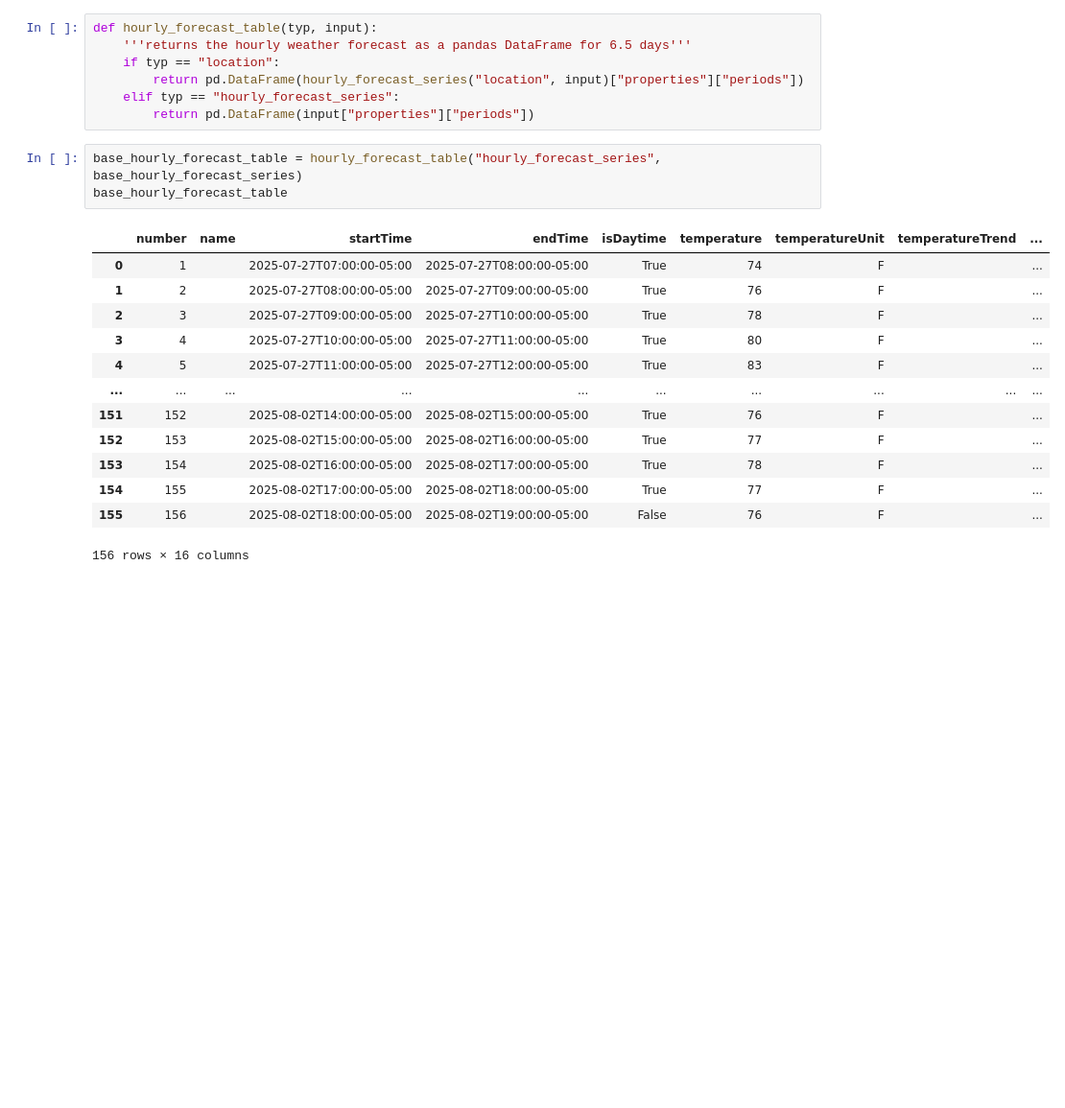
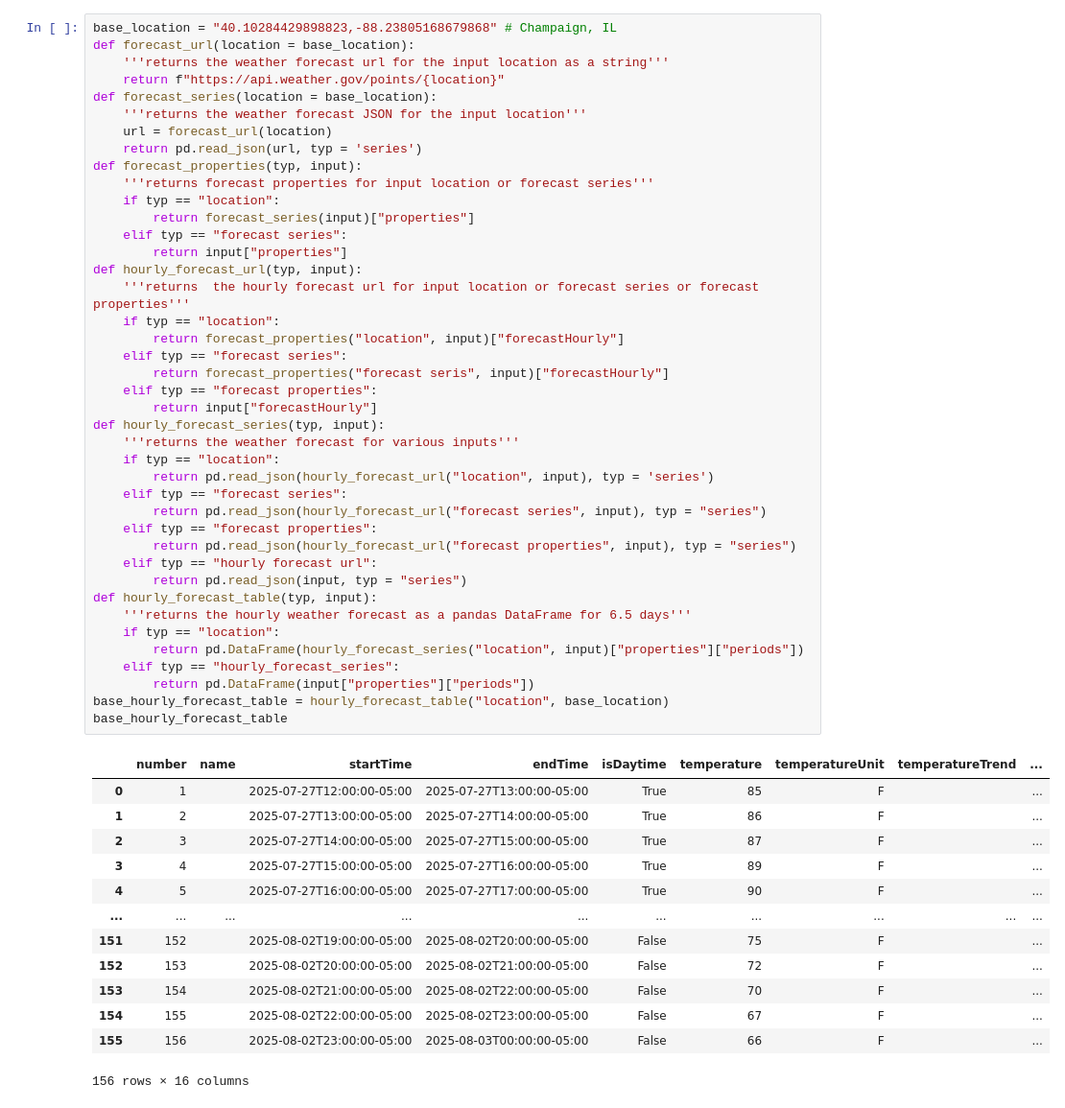
Before and after one commit to ALN006/s_weather, a Jupyter notebook: main.ipynb, the cells around one changed output. Shown at 96% size. Saved outputs shown, nothing was run; the diff lists cells and outputs as text; blank space fills up the shorter version.

```diff
--- a/main.ipynb
+++ b/main.ipynb
@@ -99,27 +8,58 @@ dtype: object
-# %%
-def hourly_forecast_table(typ, input):
-    '''returns the hourly weather forecast as a pandas DataFrame for 6.5 days'''
-    if typ == "location":
-        return pd.DataFrame(hourly_forecast_series("location", input)["properties"]["periods"])
-    elif typ == "hourly_forecast_series":
-        return pd.DataFrame(input["properties"]["periods"])
-# %%
-base_hourly_forecast_table = hourly_forecast_table("hourly_forecast_series", base_hourly_forecast_series)
-base_hourly_forecast_table
-# %% [output]
-|  | number | name | startTime | endTime | isDaytime | temperature | temperatureUnit | temperatureTrend | ... |
-| 0 | 1 |  | 2025-07-27T07:00:00-05:00 | 2025-07-27T08:00:00-05:00 | True | 74 | F |  | ... |
-| 1 | 2 |  | 2025-07-27T08:00:00-05:00 | 2025-07-27T09:00:00-05:00 | True | 76 | F |  | ... |
-| 2 | 3 |  | 2025-07-27T09:00:00-05:00 | 2025-07-27T10:00:00-05:00 | True | 78 | F |  | ... |
-| 3 | 4 |  | 2025-07-27T10:00:00-05:00 | 2025-07-27T11:00:00-05:00 | True | 80 | F |  | ... |
-| 4 | 5 |  | 2025-07-27T11:00:00-05:00 | 2025-07-27T12:00:00-05:00 | True | 83 | F |  | ... |
-| ... | ... | ... | ... | ... | ... | ... | ... | ... | ... |
-| 151 | 152 |  | 2025-08-02T14:00:00-05:00 | 2025-08-02T15:00:00-05:00 | True | 76 | F |  | ... |
-| 152 | 153 |  | 2025-08-02T15:00:00-05:00 | 2025-08-02T16:00:00-05:00 | True | 77 | F |  | ... |
-| 153 | 154 |  | 2025-08-02T16:00:00-05:00 | 2025-08-02T17:00:00-05:00 | True | 78 | F |  | ... |
-| 154 | 155 |  | 2025-08-02T17:00:00-05:00 | 2025-08-02T18:00:00-05:00 | True | 77 | F |  | ... |
-| 155 | 156 |  | 2025-08-02T18:00:00-05:00 | 2025-08-02T19:00:00-05:00 | False | 76 | F |  | ... |
-156 rows × 16 columns
+# %%
+base_location = "40.10284429898823,-88.23805168679868" # Champaign, IL
+def forecast_url(location = base_location):
+    '''returns the weather forecast url for the input location as a string'''
+    return f"https://api.weather.gov/points/{location}"
+def forecast_series(location = base_location):
+    '''returns the weather forecast JSON for the input location'''
+    url = forecast_url(location)
+    return pd.read_json(url, typ = 'series')
+def forecast_properties(typ, input):
+    '''returns forecast properties for input location or forecast series'''
+    if typ == "location":
+        return forecast_series(input)["properties"]
+    elif typ == "forecast series":
+        return input["properties"]
+def hourly_forecast_url(typ, input):
+    '''returns  the hourly forecast url for input location or forecast series or forecast properties'''
+    if typ == "location":
+        return forecast_properties("location", input)["forecastHourly"]
+    elif typ == "forecast series":
+        return forecast_properties("forecast seris", input)["forecastHourly"]
+    elif typ == "forecast properties":
+        return input["forecastHourly"]
+def hourly_forecast_series(typ, input):
+    '''returns the weather forecast for various inputs'''
+    if typ == "location":
+        return pd.read_json(hourly_forecast_url("location", input), typ = 'series')
+    elif typ == "forecast series":
+        return pd.read_json(hourly_forecast_url("forecast series", input), typ = "series")
+    elif typ == "forecast properties":
+        return pd.read_json(hourly_forecast_url("forecast properties", input), typ = "series")
+    elif typ == "hourly forecast url":
+        return pd.read_json(input, typ = "series")
+def hourly_forecast_table(typ, input):
+    '''returns the hourly weather forecast as a pandas DataFrame for 6.5 days'''
+    if typ == "location":
+        return pd.DataFrame(hourly_forecast_series("location", input)["properties"]["periods"])
+    elif typ == "hourly_forecast_series":
+        return pd.DataFrame(input["properties"]["periods"])
+base_hourly_forecast_table = hourly_forecast_table("location", base_location)
+base_hourly_forecast_table
+# %% [output]
+|  | number | name | startTime | endTime | isDaytime | temperature | temperatureUnit | temperatureTrend | ... |
+| 0 | 1 |  | 2025-07-27T12:00:00-05:00 | 2025-07-27T13:00:00-05:00 | True | 85 | F |  | ... |
+| 1 | 2 |  | 2025-07-27T13:00:00-05:00 | 2025-07-27T14:00:00-05:00 | True | 86 | F |  | ... |
+| 2 | 3 |  | 2025-07-27T14:00:00-05:00 | 2025-07-27T15:00:00-05:00 | True | 87 | F |  | ... |
+| 3 | 4 |  | 2025-07-27T15:00:00-05:00 | 2025-07-27T16:00:00-05:00 | True | 89 | F |  | ... |
+| 4 | 5 |  | 2025-07-27T16:00:00-05:00 | 2025-07-27T17:00:00-05:00 | True | 90 | F |  | ... |
+| ... | ... | ... | ... | ... | ... | ... | ... | ... | ... |
+| 151 | 152 |  | 2025-08-02T19:00:00-05:00 | 2025-08-02T20:00:00-05:00 | False | 75 | F |  | ... |
+| 152 | 153 |  | 2025-08-02T20:00:00-05:00 | 2025-08-02T21:00:00-05:00 | False | 72 | F |  | ... |
+| 153 | 154 |  | 2025-08-02T21:00:00-05:00 | 2025-08-02T22:00:00-05:00 | False | 70 | F |  | ... |
+| 154 | 155 |  | 2025-08-02T22:00:00-05:00 | 2025-08-02T23:00:00-05:00 | False | 67 | F |  | ... |
+| 155 | 156 |  | 2025-08-02T23:00:00-05:00 | 2025-08-03T00:00:00-05:00 | False | 66 | F |  | ... |
+156 rows × 16 columns
 # %%
 base_hourly_forecast_table["shortForecast"].value_counts()
 # %% [output]
```
Also changed, not shown: parts of 16 cells of this notebook.
